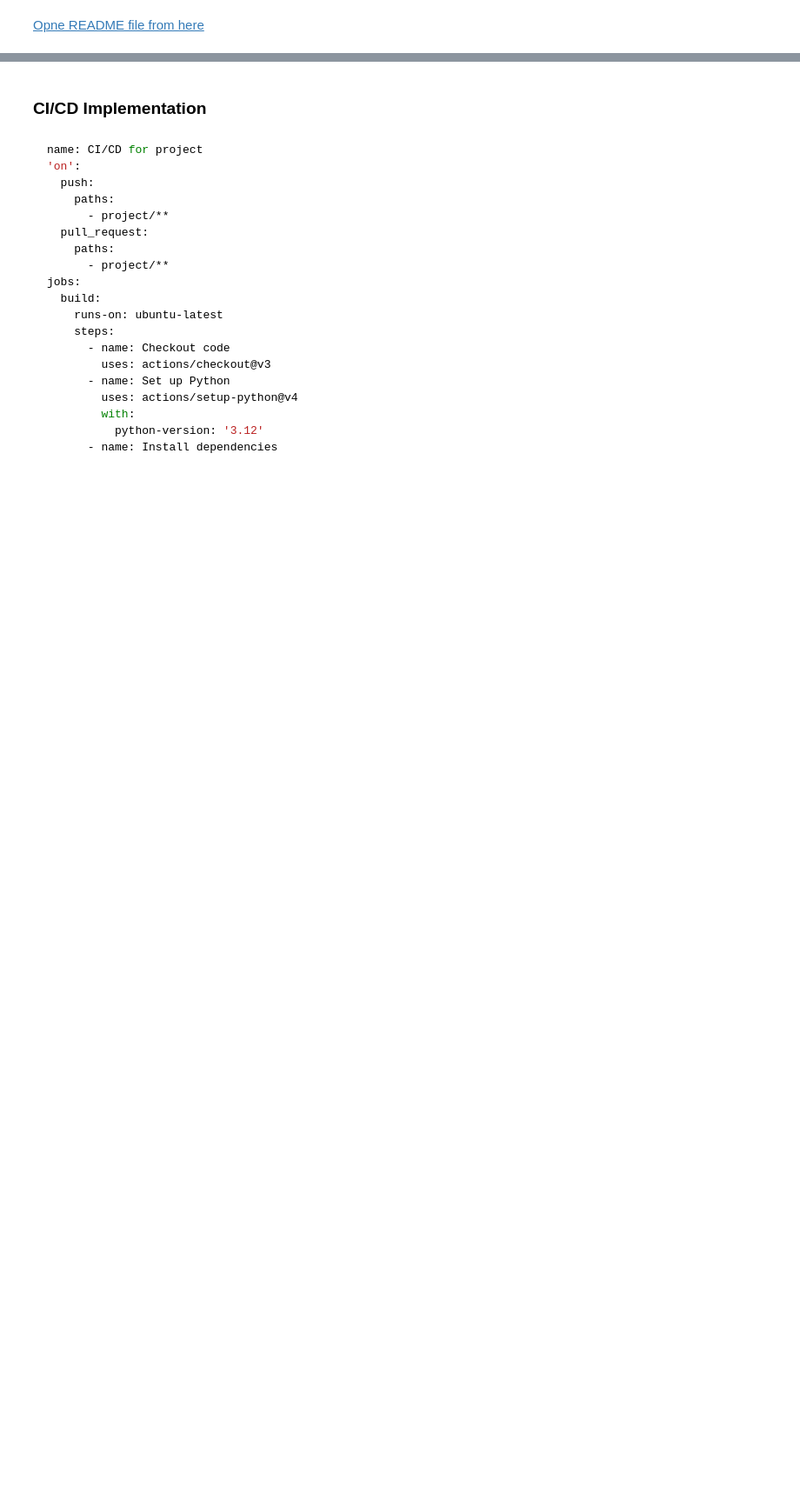
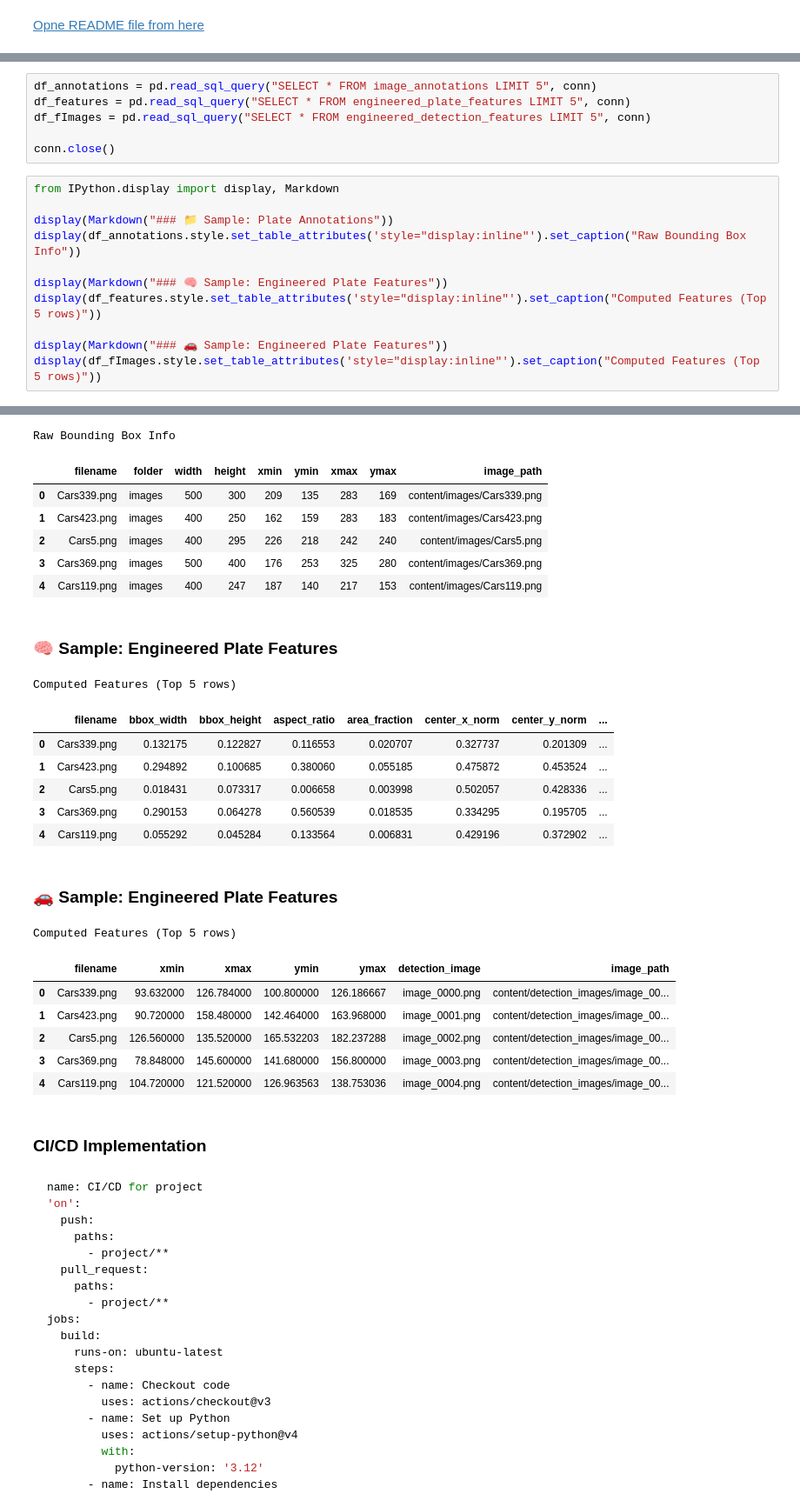
Before and after one commit to erfan-f/Data-Science-Course, a Jupyter notebook: project/car_plate_detection.ipynb, the cells around one changed output, grey strips where cells are left out. Shown at 87% size. Saved outputs shown, nothing was run; the diff lists cells and outputs as text; blank space fills up the shorter version.

```diff
--- a/project/car_plate_detection.ipynb
+++ b/project/car_plate_detection.ipynb
@@ -887,0 +862,18 @@ if __name__ == "__main__":
+# %%
+df_annotations = pd.read_sql_query("SELECT * FROM image_annotations LIMIT 5", conn)
+df_features = pd.read_sql_query("SELECT * FROM engineered_plate_features LIMIT 5", conn)
+df_fImages = pd.read_sql_query("SELECT * FROM engineered_detection_features LIMIT 5", conn)
+
+conn.close()
+# %%
+from IPython.display import display, Markdown
+
+display(Markdown("### 📁 Sample: Plate Annotations"))
+display(df_annotations.style.set_table_attributes('style="display:inline"').set_caption("Raw Bounding Box Info"))
+
+display(Markdown("### 🧠 Sample: Engineered Plate Features"))
+display(df_features.style.set_table_attributes('style="display:inline"').set_caption("Computed Features (Top 5 rows)"))
+
+display(Markdown("### 🚗 Sample: Engineered Plate Features"))
+display(df_fImages.style.set_table_attributes('style="display:inline"').set_caption("Computed Features (Top 5 rows)"))
+# %% [output]
@@ -888,3 +881,26 @@ if __name__ == "__main__":
+Raw Bounding Box Info
+|  | filename | folder | width | height | xmin | ymin | xmax | ymax | image_path |
+| 0 | Cars339.png | images | 500 | 300 | 209 | 135 | 283 | 169 | content/images/Cars339.png |
+| 1 | Cars423.png | images | 400 | 250 | 162 | 159 | 283 | 183 | content/images/Cars423.png |
+| 2 | Cars5.png | images | 400 | 295 | 226 | 218 | 242 | 240 | content/images/Cars5.png |
+| 3 | Cars369.png | images | 500 | 400 | 176 | 253 | 325 | 280 | content/images/Cars369.png |
+| 4 | Cars119.png | images | 400 | 247 | 187 | 140 | 217 | 153 | content/images/Cars119.png |
+### 🧠 Sample: Engineered Plate Features
+Computed Features (Top 5 rows)
+|  | filename | bbox_width | bbox_height | aspect_ratio | area_fraction | center_x_norm | center_y_norm | ... |
+| 0 | Cars339.png | 0.132175 | 0.122827 | 0.116553 | 0.020707 | 0.327737 | 0.201309 | ... |
+| 1 | Cars423.png | 0.294892 | 0.100685 | 0.380060 | 0.055185 | 0.475872 | 0.453524 | ... |
+| 2 | Cars5.png | 0.018431 | 0.073317 | 0.006658 | 0.003998 | 0.502057 | 0.428336 | ... |
+| 3 | Cars369.png | 0.290153 | 0.064278 | 0.560539 | 0.018535 | 0.334295 | 0.195705 | ... |
+| 4 | Cars119.png | 0.055292 | 0.045284 | 0.133564 | 0.006831 | 0.429196 | 0.372902 | ... |
+### 🚗 Sample: Engineered Plate Features
+Computed Features (Top 5 rows)
+|  | filename | xmin | xmax | ymin | ymax | detection_image | image_path |
+| 0 | Cars339.png | 93.632000 | 126.784000 | 100.800000 | 126.186667 | image_0000.png | content/detection_images/image_00... |
+| 1 | Cars423.png | 90.720000 | 158.480000 | 142.464000 | 163.968000 | image_0001.png | content/detection_images/image_00... |
+| 2 | Cars5.png | 126.560000 | 135.520000 | 165.532203 | 182.237288 | image_0002.png | content/detection_images/image_00... |
+| 3 | Cars369.png | 78.848000 | 145.600000 | 141.680000 | 156.800000 | image_0003.png | content/detection_images/image_00... |
+| 4 | Cars119.png | 104.720000 | 121.520000 | 126.963563 | 138.753036 | image_0004.png | content/detection_images/image_00... |
 # %% [markdown]
 <a id='step20'></a>
 ### **CI/CD  Implementation**
```
Also changed, not shown: parts of 14 cells of this notebook, 7 other files.
